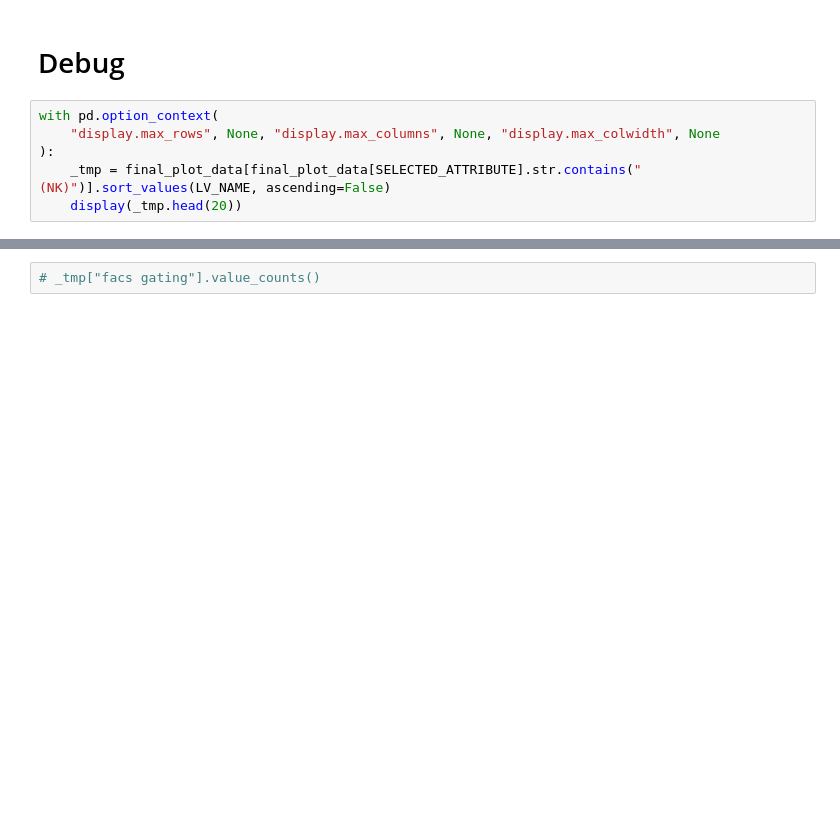
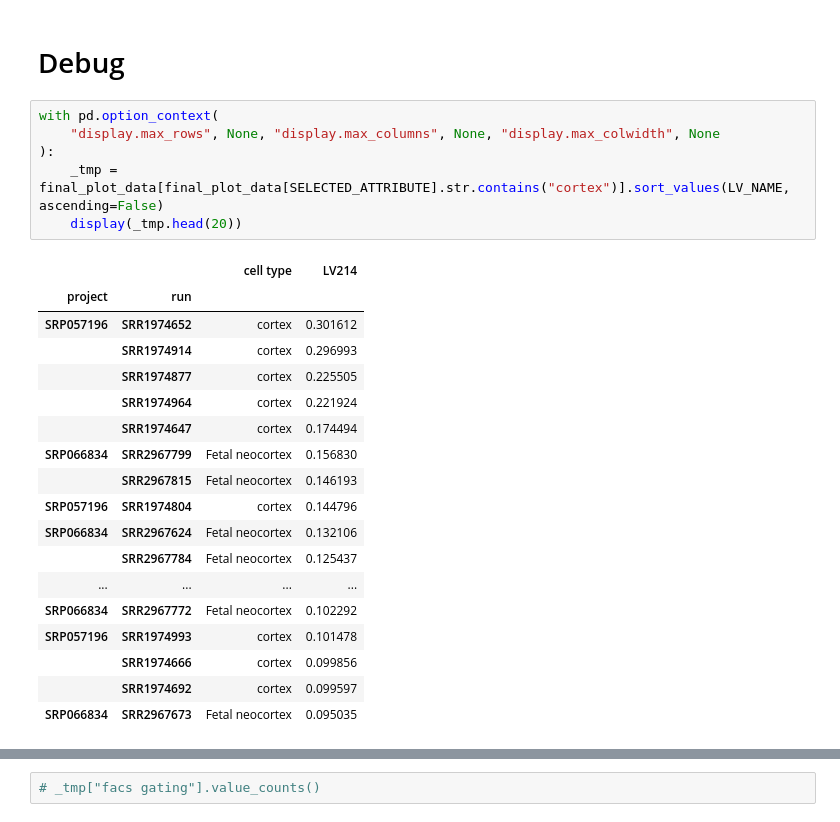
Before and after one commit to pivlab/phenoplier, a Jupyter notebook: projects/asthma-copd/nbs/35_gls_lvs_analyses/05-lv_cell_types/16-LV214-cell_types.ipynb, the cells around one changed output, grey strips where cells are left out. Saved outputs shown, nothing was run; the diff lists cells and outputs as text; blank space fills up the shorter version.

```diff
--- a/projects/asthma-copd/nbs/35_gls_lvs_analyses/05-lv_cell_types/16-LV214-cell_types.ipynb
+++ b/projects/asthma-copd/nbs/35_gls_lvs_analyses/05-lv_cell_types/16-LV214-cell_types.ipynb
@@ -417,7 +428,26 @@ with sns.plotting_context("paper", font_scale=2.5), sns.axes_style("whitegrid"):
 # %%
 with pd.option_context(
     "display.max_rows", None, "display.max_columns", None, "display.max_colwidth", None
 ):
-    _tmp = final_plot_data[final_plot_data[SELECTED_ATTRIBUTE].str.contains("(NK)")].sort_values(LV_NAME, ascending=False)
+    _tmp = final_plot_data[final_plot_data[SELECTED_ATTRIBUTE].str.contains("cortex")].sort_values(LV_NAME, ascending=False)
     display(_tmp.head(20))
+# %% [output]
+|  |  | cell type | LV214 |
+| project | run |  |  |
+| SRP057196 | SRR1974652 | cortex | 0.301612 |
+|  | SRR1974914 | cortex | 0.296993 |
+|  | SRR1974877 | cortex | 0.225505 |
+|  | SRR1974964 | cortex | 0.221924 |
+|  | SRR1974647 | cortex | 0.174494 |
+| SRP066834 | SRR2967799 | Fetal neocortex | 0.156830 |
+|  | SRR2967815 | Fetal neocortex | 0.146193 |
+| SRP057196 | SRR1974804 | cortex | 0.144796 |
+| SRP066834 | SRR2967624 | Fetal neocortex | 0.132106 |
+|  | SRR2967784 | Fetal neocortex | 0.125437 |
+| ... | ... | ... | ... |
+| SRP066834 | SRR2967772 | Fetal neocortex | 0.102292 |
+| SRP057196 | SRR1974993 | cortex | 0.101478 |
+|  | SRR1974666 | cortex | 0.099856 |
+|  | SRR1974692 | cortex | 0.099597 |
+| SRP066834 | SRR2967673 | Fetal neocortex | 0.095035 |
 # %%
```
Also changed, not shown: parts of 37 cells of this notebook, 20 other files.
